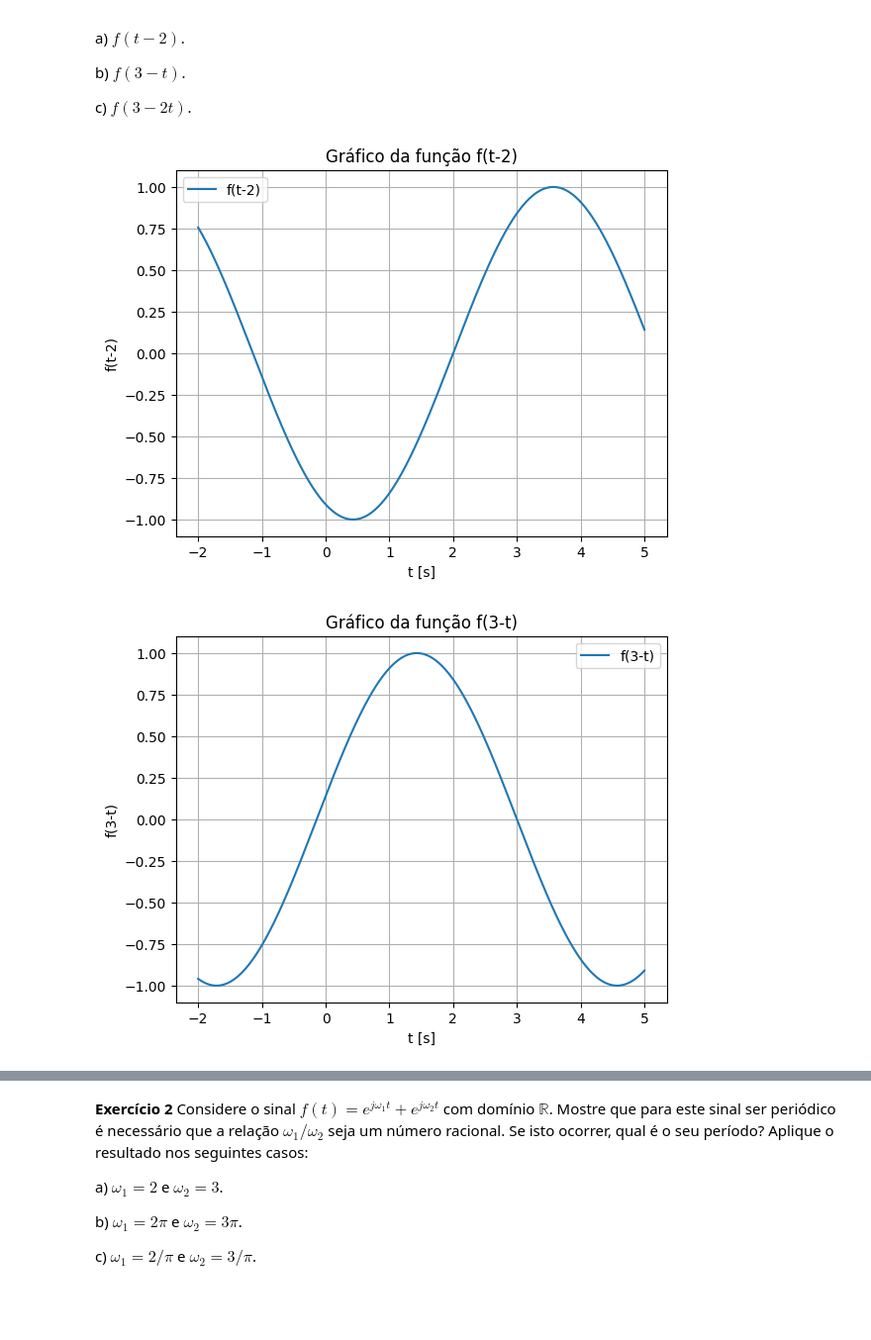
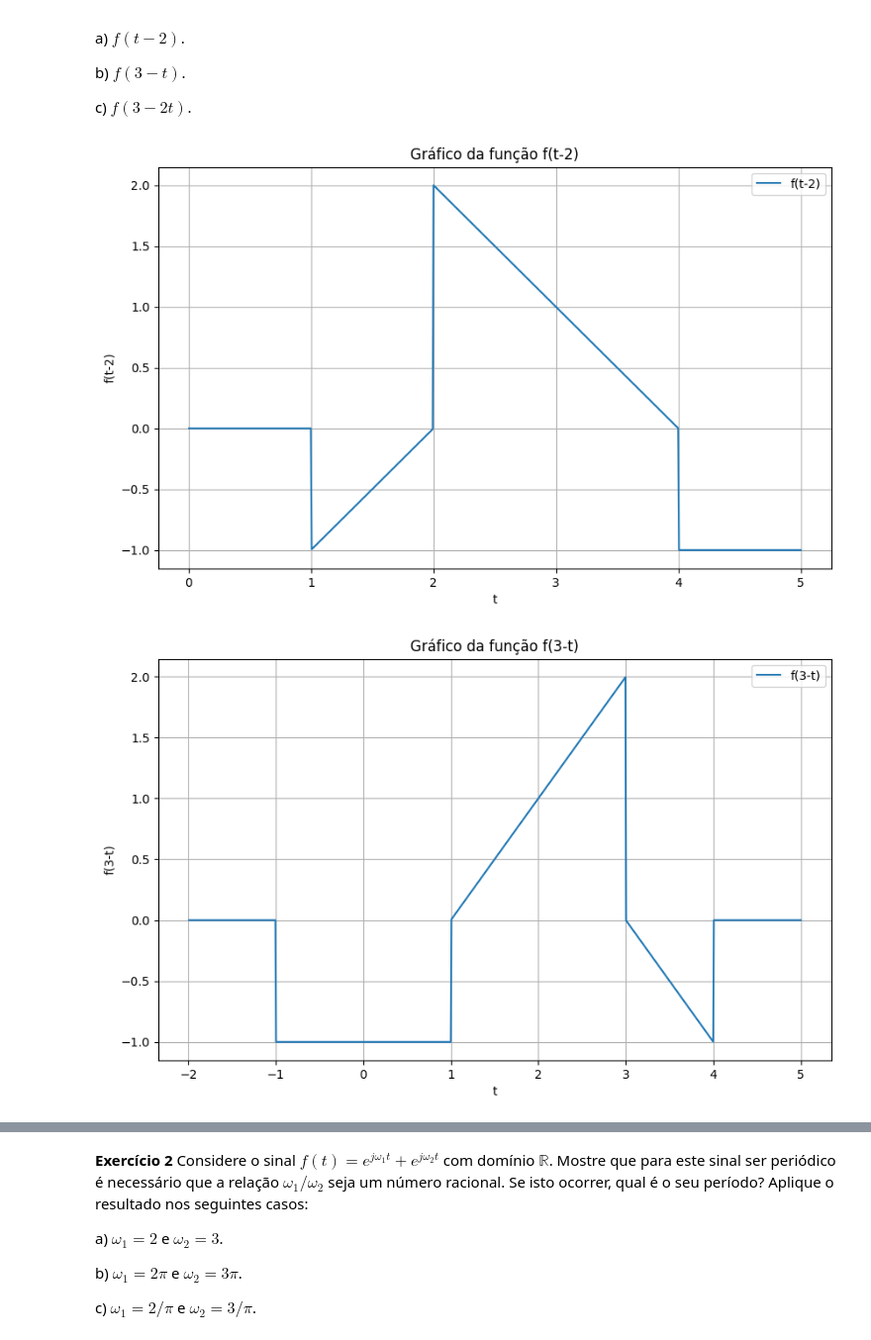
Before and after one commit to Futuriiiii/sinais, a Jupyter notebook: listas/Lista 1a.ipynb, the cells around one changed output, grey strips where cells are left out. Shown: that part at 99% size. Drawn from its saved outputs; the diff is of its cells as text; code cells hidden in the pictures; blank space fills up the shorter version.

```diff
--- a/listas/Lista 1a.ipynb
+++ b/listas/Lista 1a.ipynb
@@ -44,38 +44,62 @@ b) $f(3-t)$.
 
 c) $f(3-2 t)$.
 # %%
-# Definindo a função f(t)
 def f(t):
-    return np.sin(t)  # Exemplo de função
+    if -2 <= t < -1:
+        return 0
+    elif -1 <= t < 0:
+        return t
+    elif 0 <= t < 2:
+        return -t + 2
+    elif 2 <= t < 4:
+        return -1
+    elif 4 <= t < 5:
+        return 0
+    else:
+        return np.nan  # Usando NaN para valores fora do intervalo definido
 
-# Criando um vetor de valores de t
-t = np.linspace(-2, 5, 400)
+# Gerando valores de t
+t_values = np.linspace(-2, 5, 1000)
 # %%
-# Deslocando a função para f(t-2)
-f_shifted = f(t - 2)
+# Definindo a função f(t-2)
+def f_shifted(t):
+    return f(t - 2)
 
-# Plotando o gráfico
-plt.plot(t, f_shifted, label='f(t-2)')
+# Gerando valores de t
+t_values_shifted = np.linspace(-2, 5, 1000)
+# Calculando os valores de f(t-2) para cada t
+f_values_shifted = np.array([f_shifted(t) for t in t_values_shifted])
+
+# Plotando a função f(t-2)
+plt.figure(figsize=(10, 6))
+plt.plot(t_values_shifted, f_values_shifted, label='f(t-2)')
+plt.xlabel('t')
+plt.ylabel('f(t-2)')
 plt.title('Gráfico da função f(t-2)')
-plt.xlabel('t [s]')
-plt.ylabel('f(t-2)')
+plt.grid(True)
 plt.legend()
-plt.grid(True)
 plt.show()
 # %% [output]
-[figure, old version]
+[figure, new version]
 # %%
-# Deslocando a função para f(3-t)
-f_shifted = f(3-t)
+# Definindo a função f(3-t)
+def f_shifted(t):
+    return f(3 - t)
 
-# Plotando o gráfico
-plt.plot(t, f_shifted, label='f(3-t)')
+# Gerando valores de t
+t_values_shifted = np.linspace(-2, 5, 1000)
+# Calculando os valores de f(3-t) para cada t
+f_values_shifted = np.array([f_shifted(t) for t in t_values_shifted])
+
+# Plotando a função f(3-t)
+plt.figure(figsize=(10, 6))
+plt.plot(t_values_shifted, f_values_shifted, label='f(3-t)')
+plt.xlabel('t')
+plt.ylabel('f(3-t)')
 plt.title('Gráfico da função f(3-t)')
-plt.xlabel('t [s]')
-plt.ylabel('f(3-t)')
+plt.grid(True)
 plt.legend()
-plt.grid(True)
 plt.show()
 # %% [output]
-[figure, old version]
+[figure, new version]
 # %%
```
Also changed, not shown: parts of 8 cells of this notebook.
